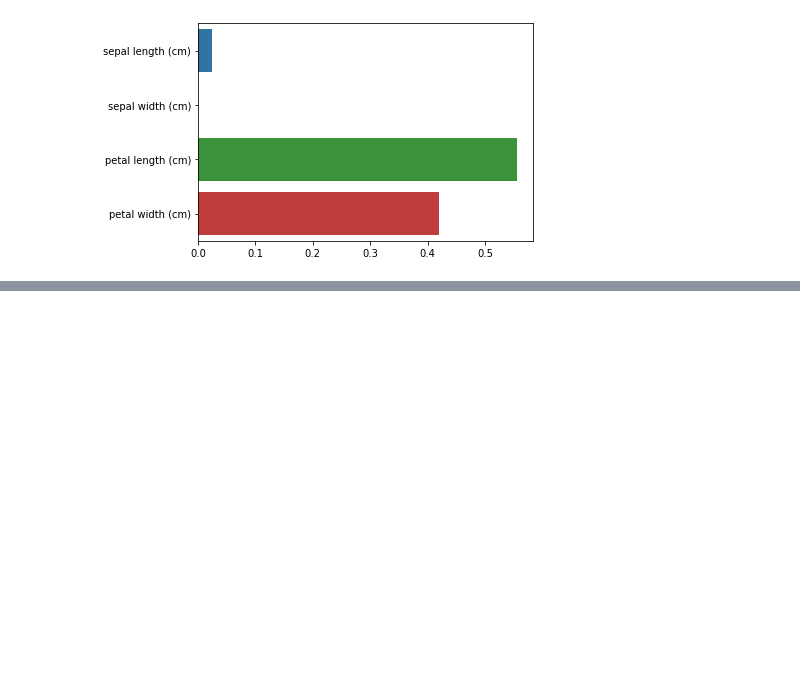
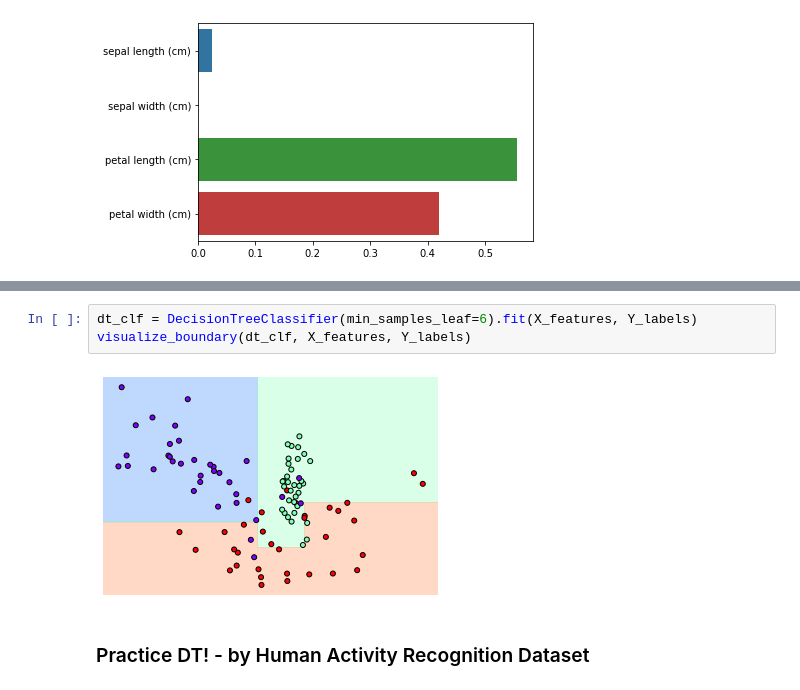
Before and after one commit to Yubin-Hong/python_machine_learning_guide, a Jupyter notebook: 4-1,2_Classification_DecisionTree.ipynb, the cells around one changed output, grey strips where cells are left out. Saved outputs shown, nothing was run; the diff lists cells and outputs as text; blank space fills up the shorter version.

```diff
--- a/4-1,2_Classification_DecisionTree.ipynb
+++ b/4-1,2_Classification_DecisionTree.ipynb
@@ -100,0 +159,7 @@ petal width (cm): 0.420
+# %%
+dt_clf = DecisionTreeClassifier(min_samples_leaf=6).fit(X_features, Y_labels)
+visualize_boundary(dt_clf, X_features, Y_labels)
+# %% [output]
+[figure, added]
+# %% [markdown]
+### Practice DT! - by Human Activity Recognition Dataset
```
Also changed, not shown: parts of 20 cells of this notebook.
